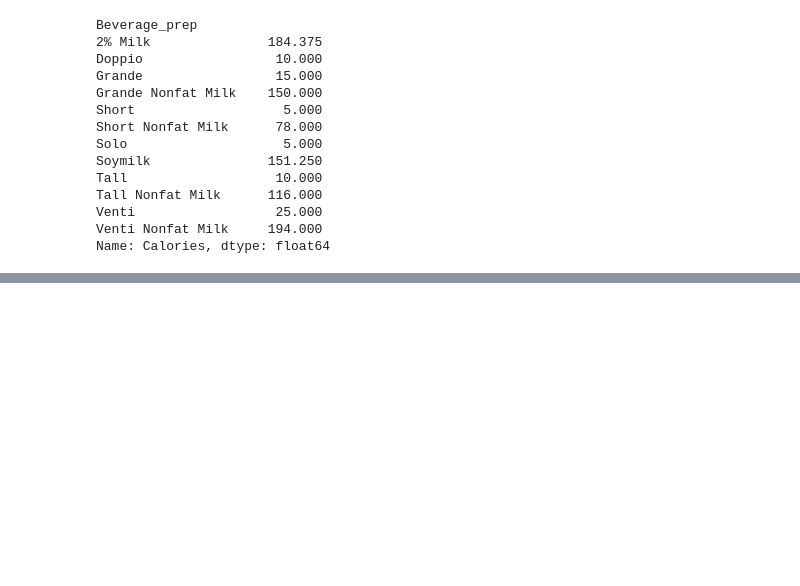
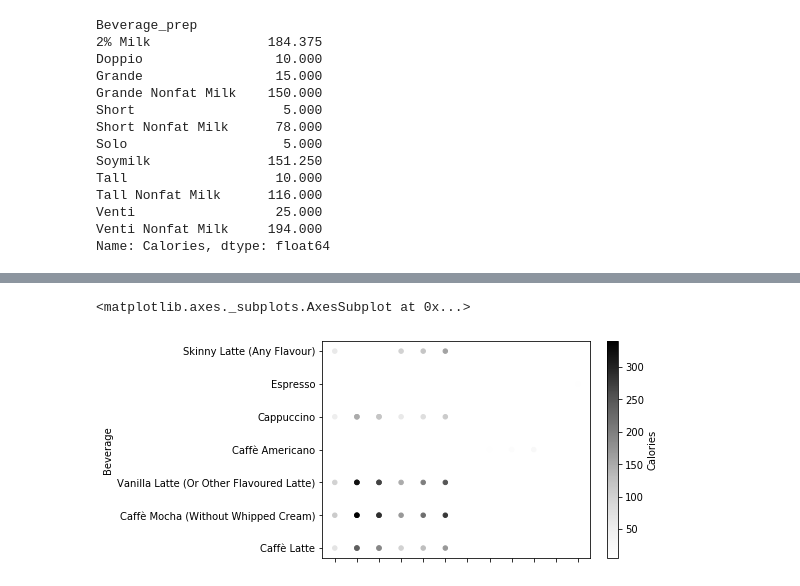
Before and after one commit to Ruaridh83/codeclan_homework_RuaridhHepburn, a Jupyter notebook: week_12/python_day2_hm.ipynb, the cells around one changed output, grey strips where cells are left out. Saved outputs shown, nothing was run; the diff lists cells and outputs as text; code cells hidden in the pictures; blank space fills up the shorter version.

```diff
--- a/week_12/python_day2_hm.ipynb
+++ b/week_12/python_day2_hm.ipynb
@@ -155,0 +199,5 @@ Name: Calories, dtype: float64
+# %%
+espresso_drinks.plot(kind = "scatter", x = "Beverage_prep", y = "Beverage", c = "Calories")
+# %% [output]
+<matplotlib.axes._subplots.AxesSubplot at 0x...>
+[figure, added]
```
Also changed, not shown: parts of 16 cells of this notebook.
